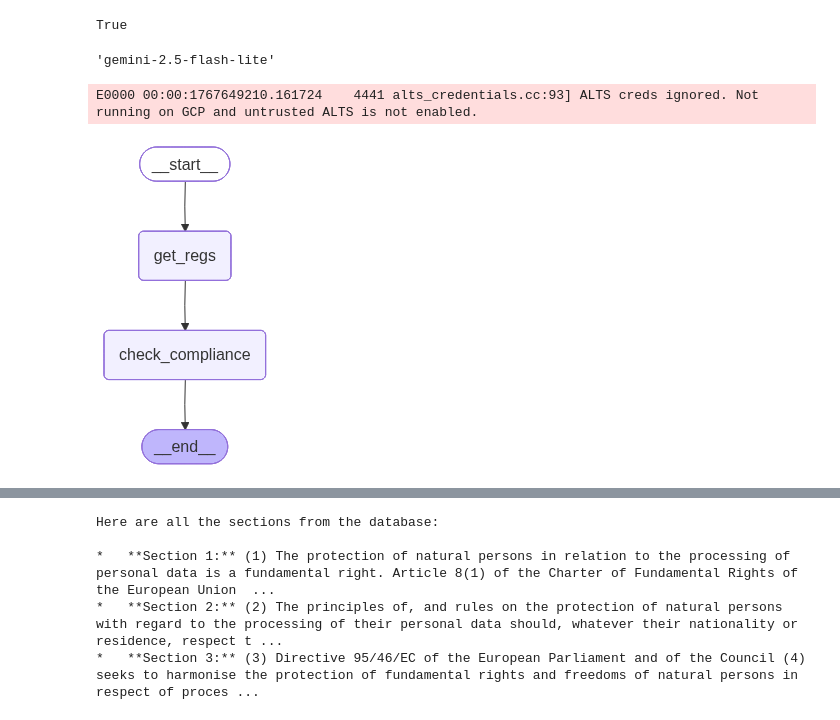
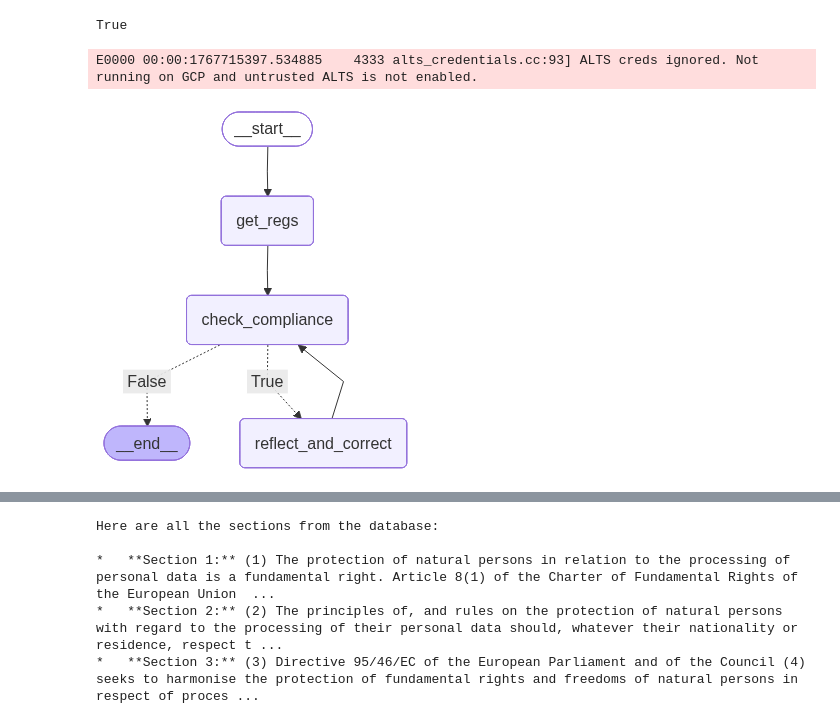
Before and after one commit to AdrianDonohoe/agentic-labs, a Jupyter notebook: CA3.ipynb, the cells around one changed output, grey strips where cells are left out. Cells and saved outputs as stored; diff of their text form; code cells hidden in the pictures.

```diff
--- a/CA3.ipynb
+++ b/CA3.ipynb
@@ -21,15 +22,37 @@ DB_FILE = 'gdpr_sections.db'
 load_dotenv()
 # %% [output]
 True
-# %%
-os.getenv("GOOGLE_API_MODEL")
-# %% [output]
-'gemini-2.5-flash-lite'
 # %%
+class ComplianceResult(BaseModel):
+    conclusion: str = Field(description="A summary conclusion of the compliance check")
+    result: str = Field(description="The result of the compliance check, either 'Compliant' or 'Non-Compliant' or 'Uncertain")
+    email: str = Field(description="The email text that was checked for compliance.")
+
+
+class ReflectionResponse(BaseModel):
+    correction_email: str = Field(description="New improved email text to comply with GDPR, if applicable.")
+    success: bool = Field(description="Indicates whether the previous action was successful.")
+
 llm = ChatGoogleGenerativeAI(
     #model=os.getenv("GOOGLE_API_MODEL"),
     model="gemini-2.5-flash",
     temperature=0)
+
+
+
+reflection_llm = ChatGroq(
+    model=os.getenv('GROQ_API_MODEL'),
+    temperature=0,
+    max_tokens=None,
+    timeout=None,
+    max_retries=2
+)
+
+compliance_llm = llm.with_structured_output(ComplianceResult)
+
+
+
+
 
 
 # STATE
@@ -40,6 +63,10 @@ class QueryState(BaseModel):
 class GDPRState(BaseModel):
     messages: Annotated[list[AnyMessage], add_messages]
     regs_loaded: bool = Field(default=False, description="Flag indicating if GDPR regulations have been loaded.")
+    result: ComplianceResult = None
+    email: str = None
+    count: int = 0
+    reflected_email: str = None
 
 # TOOLS
 @tool
@@ -115,36 +142,71 @@ def get_regs(state: GDPRState) -> dict:
             You MUST use these functions to interact with the database:
                 - select(query: str, parameters: Sequence[Any] | None = None)
                 - insert_or_update(query: str, parameters: Sequence[Any] | None = None)
             Read the Schema provided to understand the database structure.
         """),
             HumanMessage(content="""Get all the sections""")]
         subgraph_state = QueryState(messages=msgs, database_name=DB_FILE)
         result = query_graph.invoke(subgraph_state)
         #state.messages.extend(result['messages'][-1].content)
         state.regs_loaded = True
         return {"messages": result['messages'][-1], "regs_loaded": state.regs_loaded}
     else:
         return {"messages": state.messages, "regs_loaded": state.regs_loaded}
 
 def check_compliance(state: GDPRState) -> dict:
+
     #invoke to check compliance
-    #msgs = state.messages + [HumanMessage(content="Check if the following email contents is compliant with GDPR: ...")]
+    msgs = state.messages + [HumanMessage(content="Check if the following email contents is compliant, non-compliant  with GDPR or unknown : " + state.email)]
     print('Checking compliance...')
+    result = compliance_llm.invoke(msgs)
+    return {"result": result, "messages": state.messages, "regs_loaded": state.regs_loaded}
+
+def reflect_and_correct(state: GDPRState) -> dict:
+    # get last message and reflect on it against specific criteria
+    last_message = state.result.result
+    print('Reflecting on result:', last_message)
+    reflection_prompt = f"""
+    You are reflecting on the output of a GDPR compliance query agentic system.  The agent had the following email:
+    <EMAIL>
+    {state.email}
+    </EMAIL>
+
+    The compliance response from the agent was:
+    <RESPONSE>
+    {last_message}
+    </RESPONSE>
+
+
+    If the response was non-compliant, provide a revised email that would help the email be GDPR compliant.
+    """
+    reflection_response = reflection_llm.with_structured_output(ReflectionResponse).invoke([HumanMessage(content=reflection_prompt)])
+    instruction_message = '''Load the GDPR regulations from the database and check if the following email content is compliant, non-compliant  with GDPR or unknown: {email}'''
+    #only remove state messages related to previous attempt not the AI system prompt
+    new_messages = [RemoveMessage(id=m.id) for m in state.messages if not isinstance(m, SystemMessage)] + [HumanMessage(content=instruction_message.format(email=reflection_response.correction_email))]
+
+    return {"messages": new_messages, "regs_loaded": state.regs_loaded, "reflected_email": reflection_response.correction_email, "count": state.count + 1}
+
 
 #MAIN GRAPH
 main_graph = StateGraph(GDPRState)
 main_graph.add_node("get_regs", get_regs)
 main_graph.add_node("check_compliance", check_compliance)
+main_graph.add_node("reflect_and_correct", reflect_and_correct)
+main_graph.add_conditional_edges("check_compliance",
+    lambda state: state.result.result != "Compliant" and state.count < 10,
+    path_map={True: "reflect_and_correct", False: END}
+    )
 main_graph.add_edge(START, "get_regs")
 main_graph.add_edge("get_regs", "check_compliance")
-main_graph.add_edge("check_compliance", END)
+main_graph.add_edge("reflect_and_correct", "check_compliance")
+
 
 # compile main graph
 gdpr_graph = main_graph.compile()
 #gdpr_graph
 gdpr_graph
 # %% [output]
-E0000 00:00:1767649210.161724    4441 alts_credentials.cc:93] ALTS creds ignored. Not running on GCP and untrusted ALTS is not enabled.
+E0000 00:00:1767715397.534885    4333 alts_credentials.cc:93] ALTS creds ignored. Not running on GCP and untrusted ALTS is not enabled.
-[figure, old version]
+[figure, new version]
 # %%
 # messages to invoke main graph
```
Also changed, not shown: parts of 2 cells of this notebook, 3 other files.
